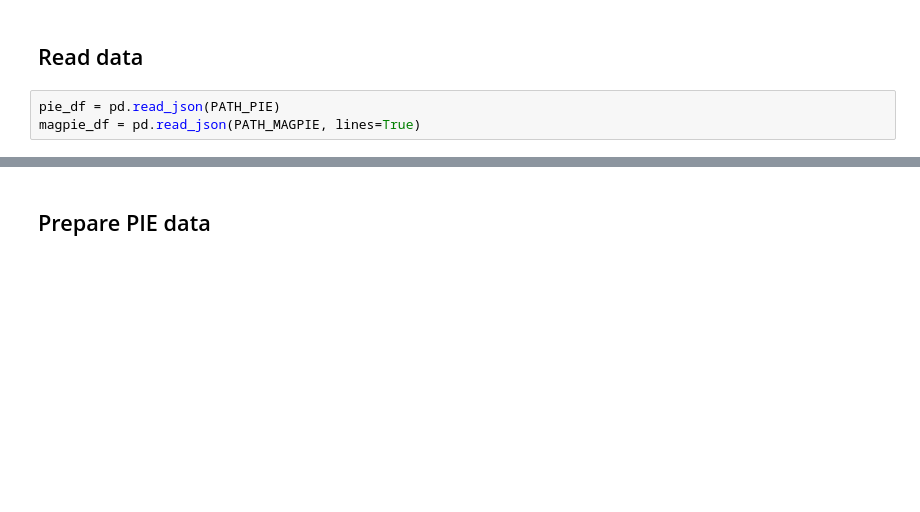
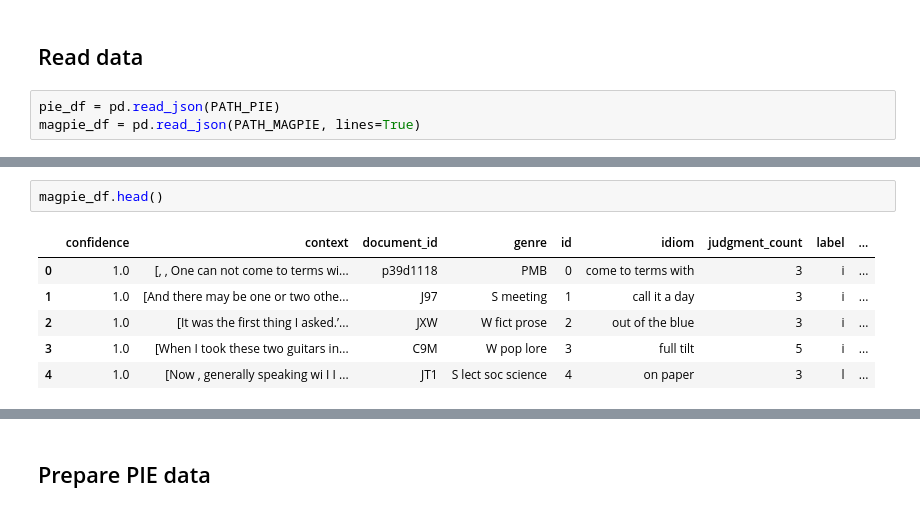
Before and after one commit to Gooogr/Idioms_spotter, a Jupyter notebook: notebooks/data_preparation.ipynb, the cells around one changed output, grey strips where cells are left out. Drawn from its saved outputs; the diff is of its cells as text; blank space fills up the shorter version.

```diff
--- a/notebooks/data_preparation.ipynb
+++ b/notebooks/data_preparation.ipynb
@@ -24,2 +50,11 @@ pie_df.info()
+# %%
+magpie_df.head()
+# %% [output]
+|  | confidence | context | document_id | genre | id | idiom | judgment_count | label | ... |
+| 0 | 1.0 | [, , One can not come to terms wi... | p39d1118 | PMB | 0 | come to terms with | 3 | i | ... |
+| 1 | 1.0 | [And there may be one or two othe... | J97 | S meeting | 1 | call it a day | 3 | i | ... |
+| 2 | 1.0 | [It was the first thing I asked.’... | JXW | W fict prose | 2 | out of the blue | 3 | i | ... |
+| 3 | 1.0 | [When I took these two guitars in... | C9M | W pop lore | 3 | full tilt | 5 | i | ... |
+| 4 | 1.0 | [Now , generally speaking wi I I ... | JT1 | S lect soc science | 4 | on paper | 3 | l | ... |
 # %%
 magpie_df.info()
```
Also changed, not shown: parts of 25 cells of this notebook, 1 other file.
